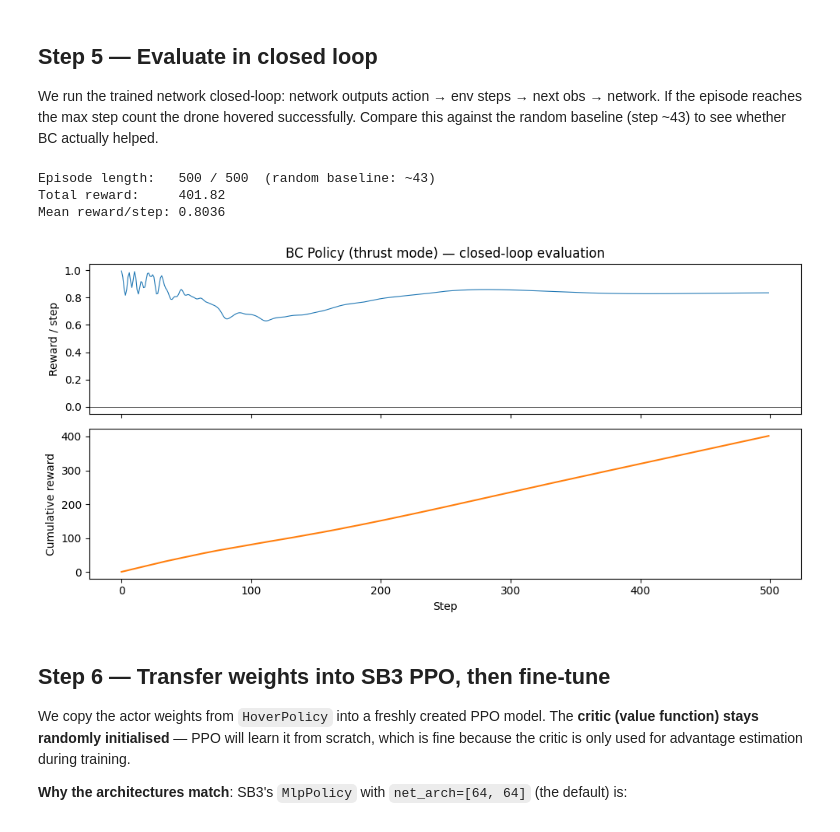
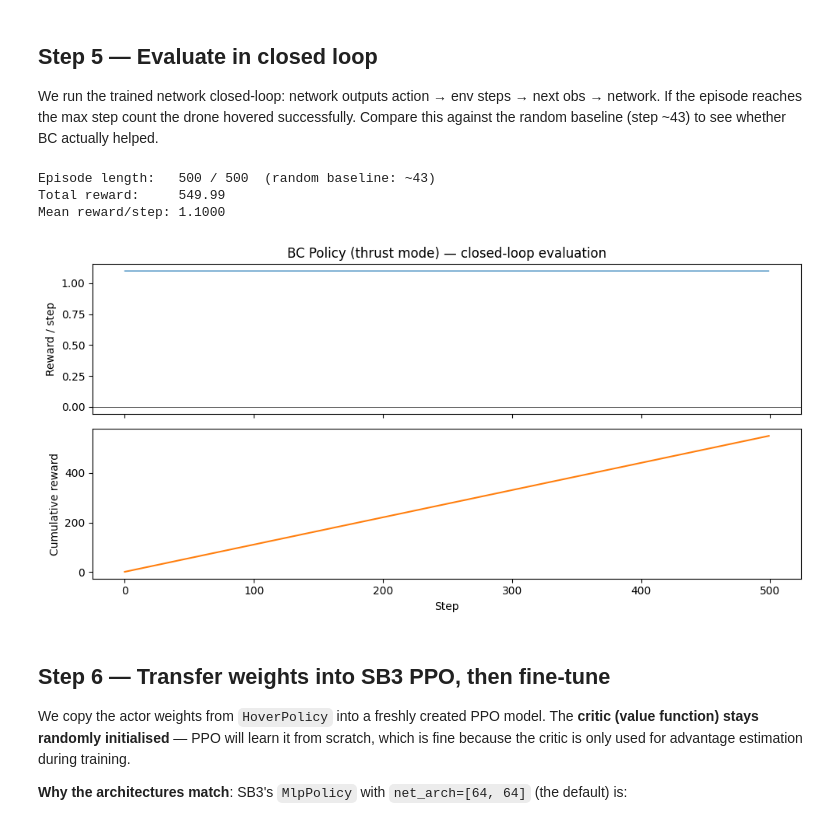
Before and after one commit to johnliaogithub/Limitanei, a Jupyter notebook: experiments/experiment-1/e-1_stabilization_supervised.ipynb, the cells around one changed output. Drawn from its saved outputs; the diff is of its cells as text; code cells hidden in the pictures.

```diff
--- a/experiments/experiment-1/e-1_stabilization_supervised.ipynb
+++ b/experiments/experiment-1/e-1_stabilization_supervised.ipynb
@@ -61,7 +61,7 @@ The PID expert:
 - We normalise these to `[-1, 1]` to match the `control_level='thrust'` action space
 # %%
 # Instantiate PID with the same mass/inertia the env uses
-weapon         = gun_module.make_gun('m249_saw')
+weapon         = gun_module.make_gun('hk416')
 total_mass, inertia = compute_loadout(weapon)
 pid_template   = CascadedController(DRONE, CTRL, total_mass=total_mass, inertia=inertia)
 
@@ -228,5 +248,5 @@ adversaries, pool over multiple targets — just concatenate more streams before
 # %%
-FLIGHT_DIM = 14   # pos(3) + quat(4) + vel(3) + omega_body(3) + ammo(1)
+FLIGHT_DIM = 12   # z(1) + quat(4) + vel(3) + omega_body(3) + ammo(1)
 TARGET_DIM = 3    # target_rel(3)
 ACT_DIM    = act_arr.shape[1]   # 5
 
@@ -234,14 +254,15 @@ class SplitHoverPolicy(nn.Module):
     """
     Two-stream MLP that mirrors SB3's SplitExtractor + net_arch=[64,64] layout.
 
-    flight_enc  : obs[0:14]  → Linear(14,64) → Tanh → 64
-    target_enc  : obs[14:17] → Linear(3,16)  → Tanh → 16  (weights stay ~random during BC)
+    flight_enc  : obs[0:12]  → Linear(12,64) → Tanh → 64
+    target_enc  : obs[12:15] → Linear(3,16)  → Tanh → 16  (stays ~random during BC)
     policy_net  : concat(80) → Linear(80,64) → Tanh → Linear(64,64) → Tanh → 64
     action_head : Linear(64,5)
     """
     def __init__(self, flight_dim=FLIGHT_DIM, target_dim=TARGET_DIM,
                  act_dim=ACT_DIM, hidden=64):
         super().__init__()
+        self.flight_dim = flight_dim   # stored so forward never relies on a global
         self.flight_enc = nn.Sequential(nn.Linear(flight_dim, hidden), nn.Tanh())
         self.target_enc = nn.Sequential(nn.Linear(target_dim, hidden // 4), nn.Tanh())
         self.policy_net = nn.Sequential(
@@ -251,8 +272,8 @@ class SplitHoverPolicy(nn.Module):
         self.action_head = nn.Linear(hidden, act_dim)
 
     def forward(self, x):
-        f = self.flight_enc(x[:, :FLIGHT_DIM])
-        t = self.target_enc(x[:, FLIGHT_DIM:])
+        f = self.flight_enc(x[:, :self.flight_dim])
+        t = self.target_enc(x[:, self.flight_dim:])
         return self.action_head(self.policy_net(torch.cat([f, t], dim=1)))
 
 policy = SplitHoverPolicy()
@@ -344,42 +364,42 @@ If the episode reaches the max step count the drone hovered successfully. Compar
 the random baseline (step ~43) to see whether BC actually helped.
 # %%
 def run_bc_episode(model, n_steps=500, seed=99):
-    env = ZeroTargetEnv(control_level='thrust', seed=seed)  # must match BC training
+    env = ZeroTargetEnv(control_level='thrust', obs_pos_xy=False, seed=seed)
     obs, _ = env.reset(seed=seed)
     model.eval()
     rewards, ep_len = [], 0
     with torch.no_grad():
         for _ in range(n_steps):
             action = model(torch.tensor(obs).unsqueeze(0)).squeeze().numpy()
             action = np.clip(action, -1.0, 1.0)
             obs, r, terminated, truncated, _ = env.step(action)
             rewards.append(float(r))
             ep_len += 1
             if terminated or truncated:
                 break
     env.close()
     return rewards, ep_len
 
 rewards, length = run_bc_episode(policy)
 print(f'Episode length:   {length} / 500  (random baseline: ~43)')
 print(f'Total reward:     {sum(rewards):.2f}')
 print(f'Mean reward/step: {np.mean(rewards):.4f}')
 
 fig, (ax1, ax2) = plt.subplots(2, 1, figsize=(10, 5), sharex=True)
 ax1.plot(rewards, linewidth=0.8)
 ax1.axhline(0, color='black', linewidth=0.5)
 ax1.set_ylabel('Reward / step')
 ax1.set_title('BC Policy (thrust mode) — closed-loop evaluation')
 ax2.plot(np.cumsum(rewards), color='C1')
 ax2.set_ylabel('Cumulative reward')
 ax2.set_xlabel('Step')
 plt.tight_layout()
 plt.show()
 # %% [output]
 Episode length:   500 / 500  (random baseline: ~43)
-Total reward:     401.82
-Mean reward/step: 0.8036
+Total reward:     549.99
+Mean reward/step: 1.1000
-[figure, old version]
+[figure, new version]
 # %% [markdown]
 ## Step 6 — Transfer weights into SB3 PPO, then fine-tune
 
```
Also changed, not shown: parts of 13 cells of this notebook, 13 other files.
